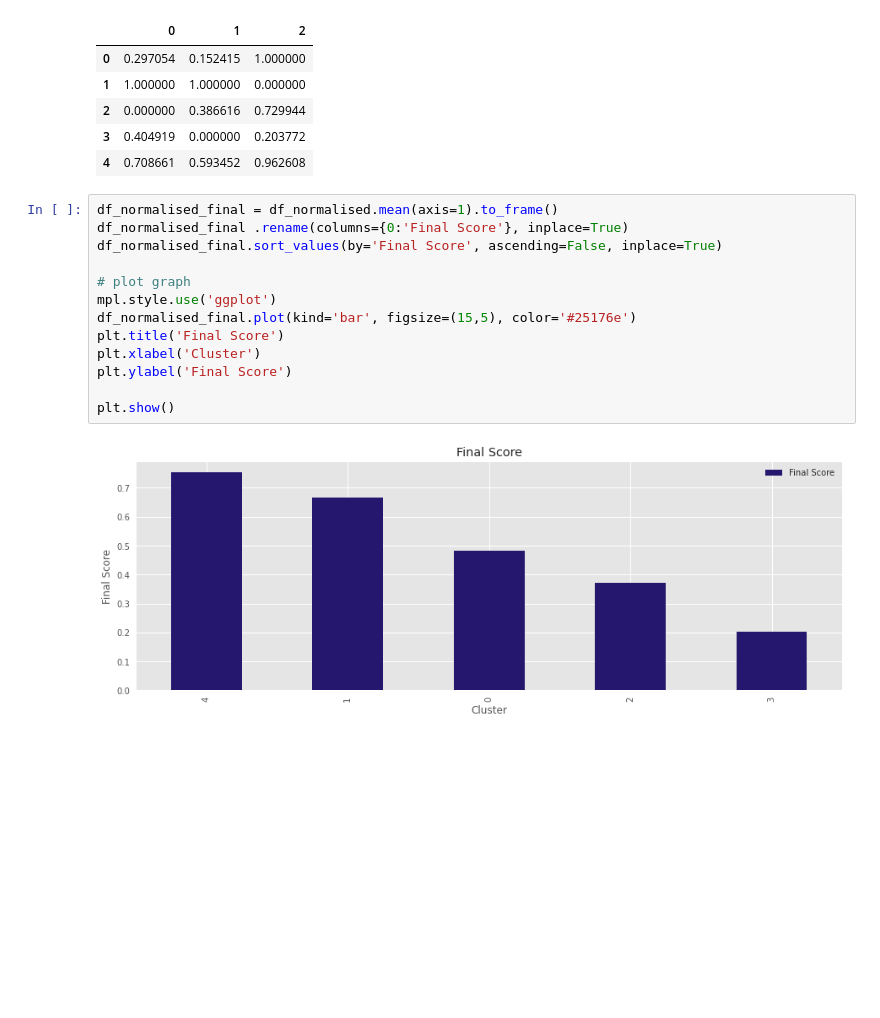
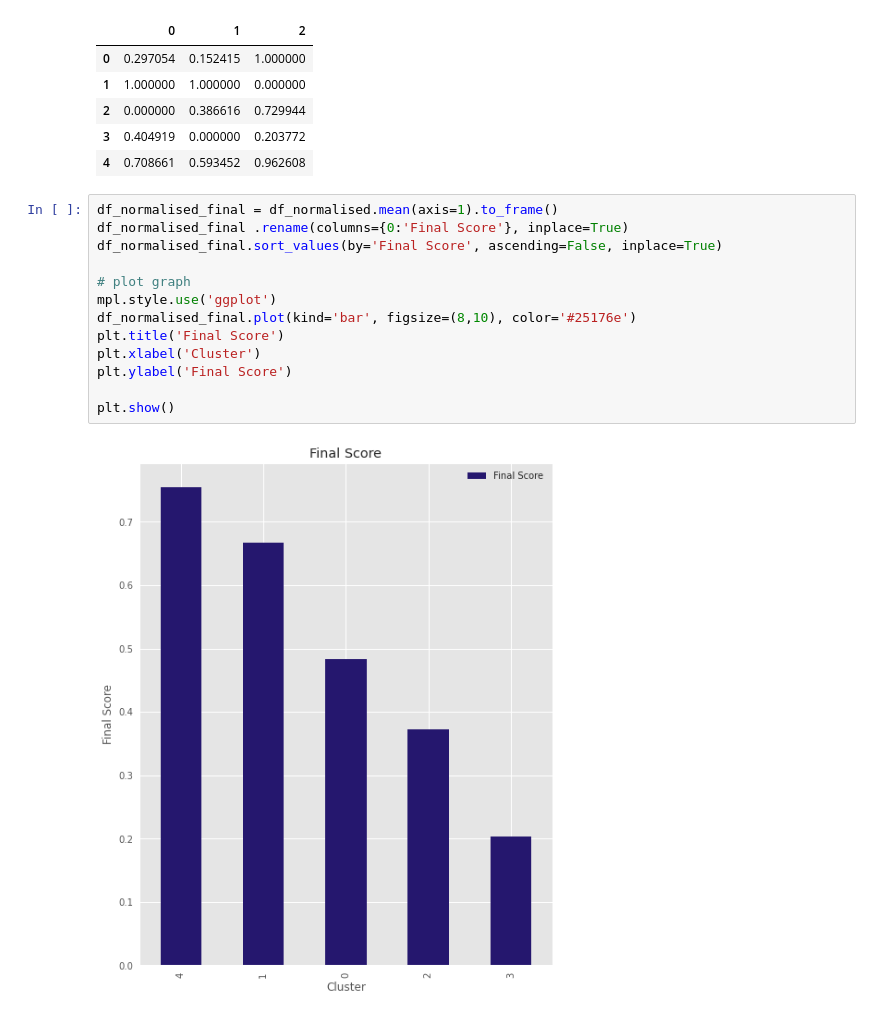
Before and after one commit to thatjosh/IBM-Data-Science-Capstone-Project, a Jupyter notebook: Week 4.ipynb, the cells around one changed output. Saved outputs shown, nothing was run; the diff lists cells and outputs as text; blank space fills up the shorter version.

```diff
--- a/Week 4.ipynb
+++ b/Week 4.ipynb
@@ -605,15 +621,15 @@ df_normalised
 # %%
 df_normalised_final = df_normalised.mean(axis=1).to_frame()
 df_normalised_final .rename(columns={0:'Final Score'}, inplace=True)
 df_normalised_final.sort_values(by='Final Score', ascending=False, inplace=True)
 
 # plot graph
 mpl.style.use('ggplot')
-df_normalised_final.plot(kind='bar', figsize=(15,5), color='#25176e')
+df_normalised_final.plot(kind='bar', figsize=(8,10), color='#25176e')
 plt.title('Final Score')
 plt.xlabel('Cluster')
 plt.ylabel('Final Score')
 
 plt.show()
 # %% [output]
-[figure, old version]
+[figure, new version]
```
Also changed, not shown: parts of 11 cells of this notebook.
